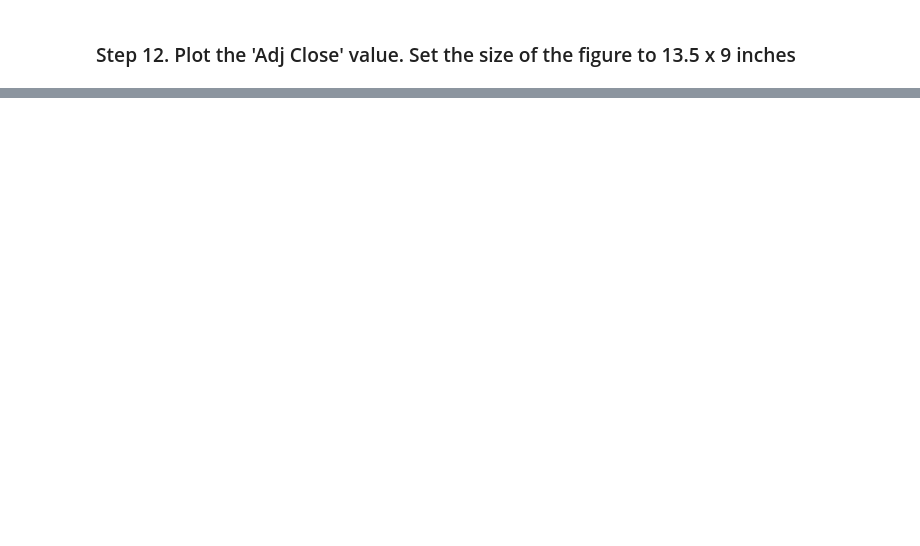
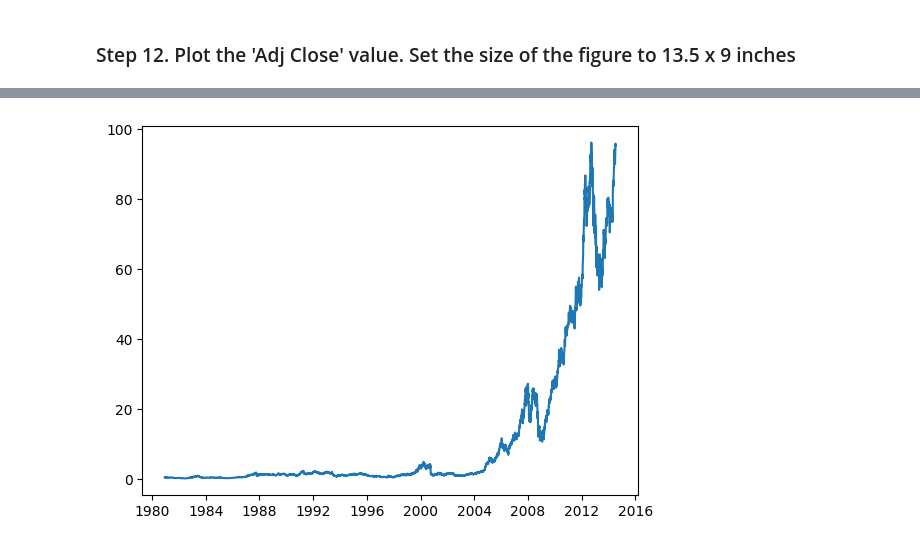
Before and after one commit to Mlcruz9/DS_TheBridgeBBK_SBIL2023, a Jupyter notebook: 2-Data_Analysis/5-Feature_engineering/2-Time Series/Practica/Ejercicio Apple.ipynb, the cells around one changed output, grey strips where cells are left out. Saved outputs shown, nothing was run; the diff lists cells and outputs as text; code cells hidden in the pictures; blank space fills up the shorter version.

```diff
--- a/2-Data_Analysis/5-Feature_engineering/2-Time Series/Practica/Ejercicio Apple.ipynb
+++ b/2-Data_Analysis/5-Feature_engineering/2-Time Series/Practica/Ejercicio Apple.ipynb
@@ -18,2 +69,4 @@ We are going to use Apple's stock price.
 # %% [markdown]
 ### Step 6.  Set the date as the index
+# %%
+apple.set_index('Date', inplace= True)
@@ -22,2 +96,4 @@ We are going to use Apple's stock price.
 # %% [markdown]
 ### Step 8.  Ops...it seems the index is from the most recent date. Make the first entry the oldest date.
+# %%
+apple.sort_index(inplace= True)
@@ -29,0 +183,5 @@ We are going to use Apple's stock price.
+# %%
+apple.reset_index('Date', inplace= True)
+# %%
+apple['Month'] = apple['Date'].dt.month
+apple['Year'] = apple['Date'].dt.year
@@ -31,0 +256,4 @@ We are going to use Apple's stock price.
+# %%
+plt.plot(apple['Adj Close']);
+# %% [output]
+[figure, added]
```
Also changed, not shown: parts of 21 cells of this notebook, 2 other files.
